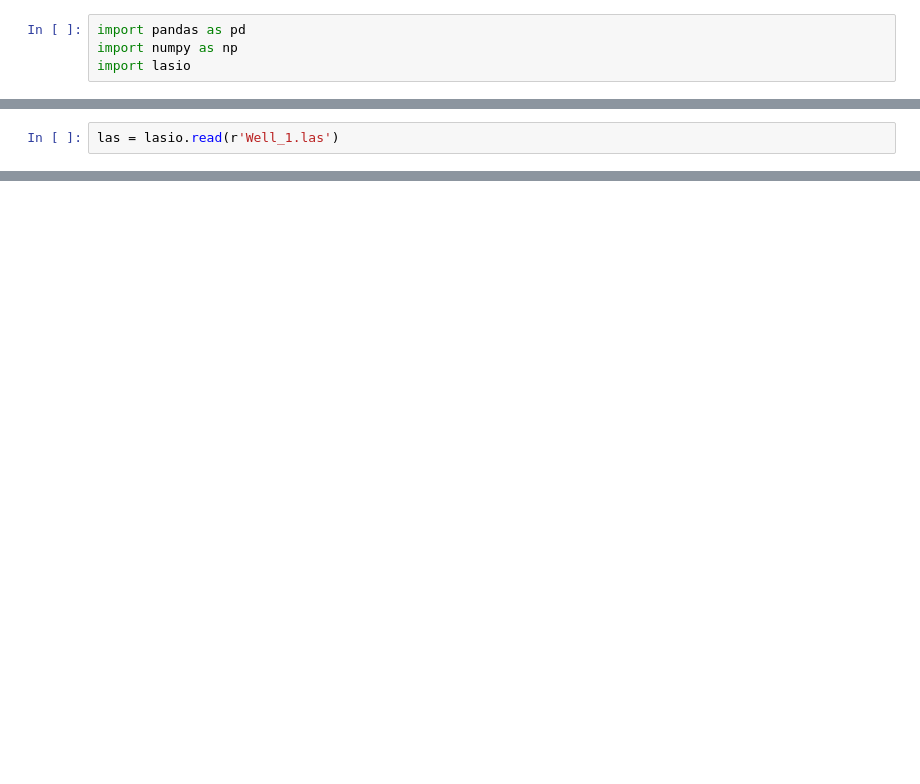
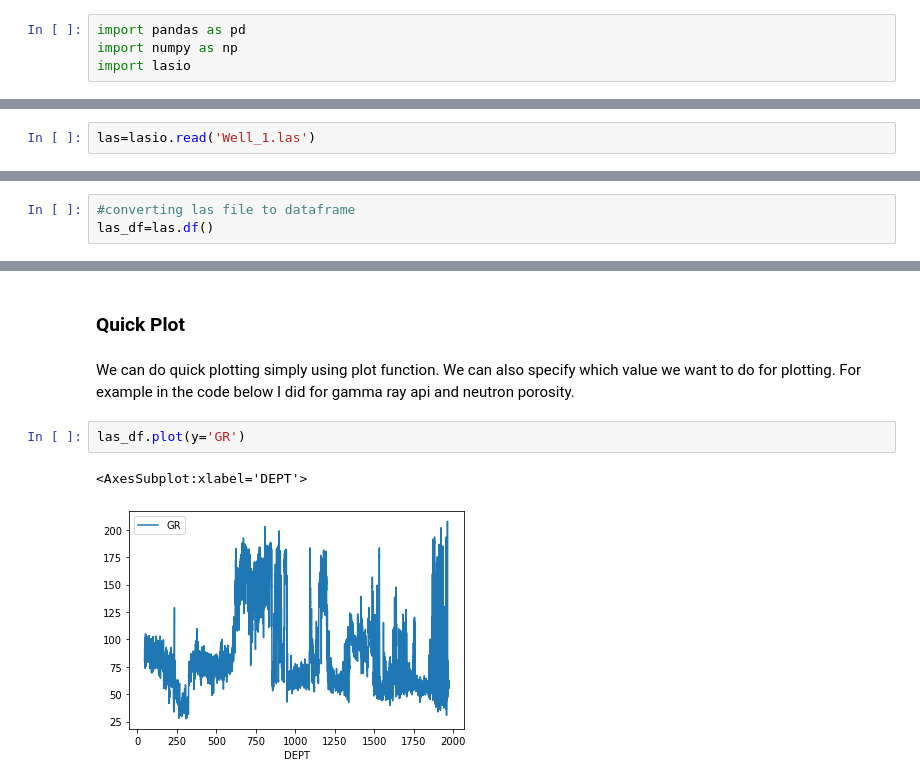
Before and after one commit to aliyusifov99/Well-Log-Data-Analysis, a Jupyter notebook: eda.ipynb, the cells around one changed output, grey strips where cells are left out. Cells and saved outputs as stored; diff of their text form; blank space fills up the shorter version.

```diff
--- a/eda.ipynb
+++ b/eda.ipynb
@@ -5,2 +17,2 @@ import lasio
 # %%
-las = lasio.read(r'Well_1.las')
+las=lasio.read('Well_1.las')
@@ -58,0 +49,3 @@ Index(['TENS', 'LSPD', 'BS', 'ETIM', 'DHTN', 'BTMP', 'NPHI', 'NCPS', 'FCPS',
+# %%
+#converting las file to dataframe
+las_df=las.df()
@@ -78,0 +122,9 @@ memory usage: 6.3 MB
+# %% [markdown]
+### Quick Plot
+# %% [markdown]
+We can do quick plotting simply using plot function. We can also specify which value we want to do for plotting. For example in the code below I did for gamma ray api and neutron porosity.
+# %%
+las_df.plot(y='GR')
+# %% [output]
+<AxesSubplot:xlabel='DEPT'>
+[figure, added]
```
Also changed, not shown: parts of 29 cells of this notebook.
